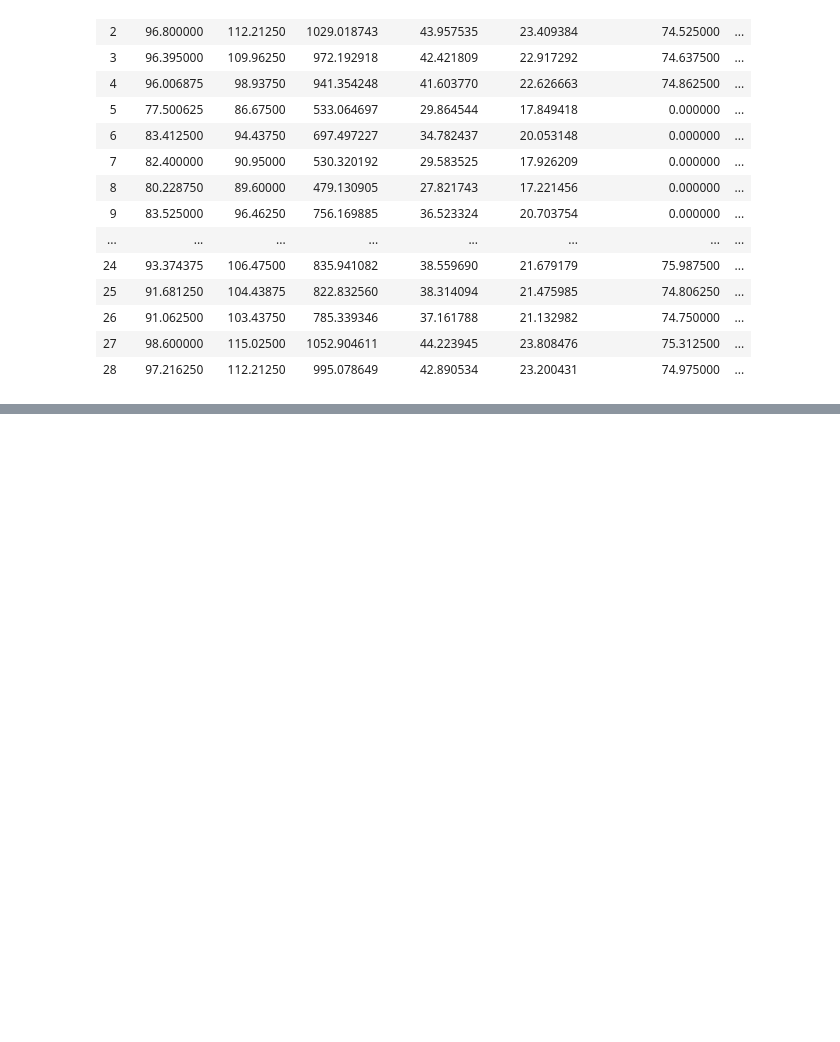
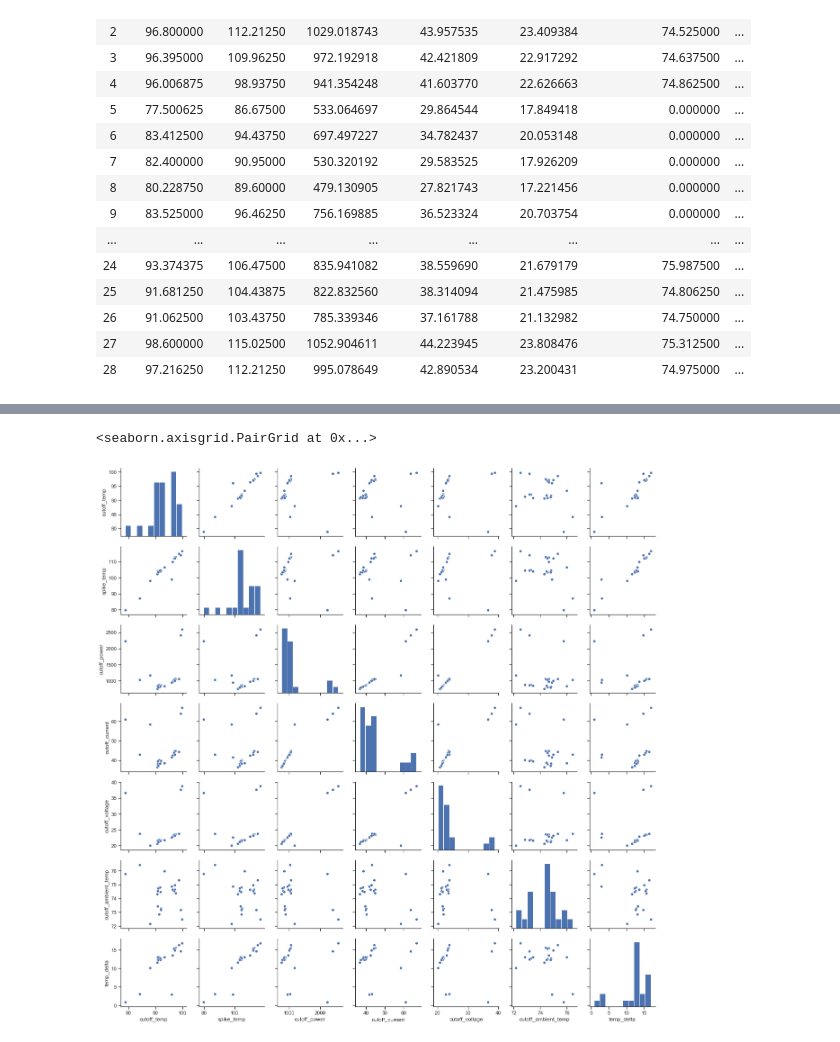
Before and after one commit to Brojowski/uas, a Jupyter notebook: SpikeAnalysis.ipynb, the cells around one changed output, grey strips where cells are left out. Cells and saved outputs as stored; diff of their text form; code cells hidden in the pictures; blank space fills up the shorter version.

```diff
--- a/SpikeAnalysis.ipynb
+++ b/SpikeAnalysis.ipynb
@@ -253,3 +269,6 @@ ValueError: `dataset` input should have multiple elements.
 # %%
 # Ignore test runs without the ambient temp
-sns.pairplot(df[df[coAmbKey] != 0], hue=srcDocKey)
+sns.pairplot(df[df[coAmbKey] != 0])
+# %% [output]
+<seaborn.axisgrid.PairGrid at 0x...>
+[figure, added]
```
Also changed, not shown: parts of 6 cells of this notebook, 16 other files.
